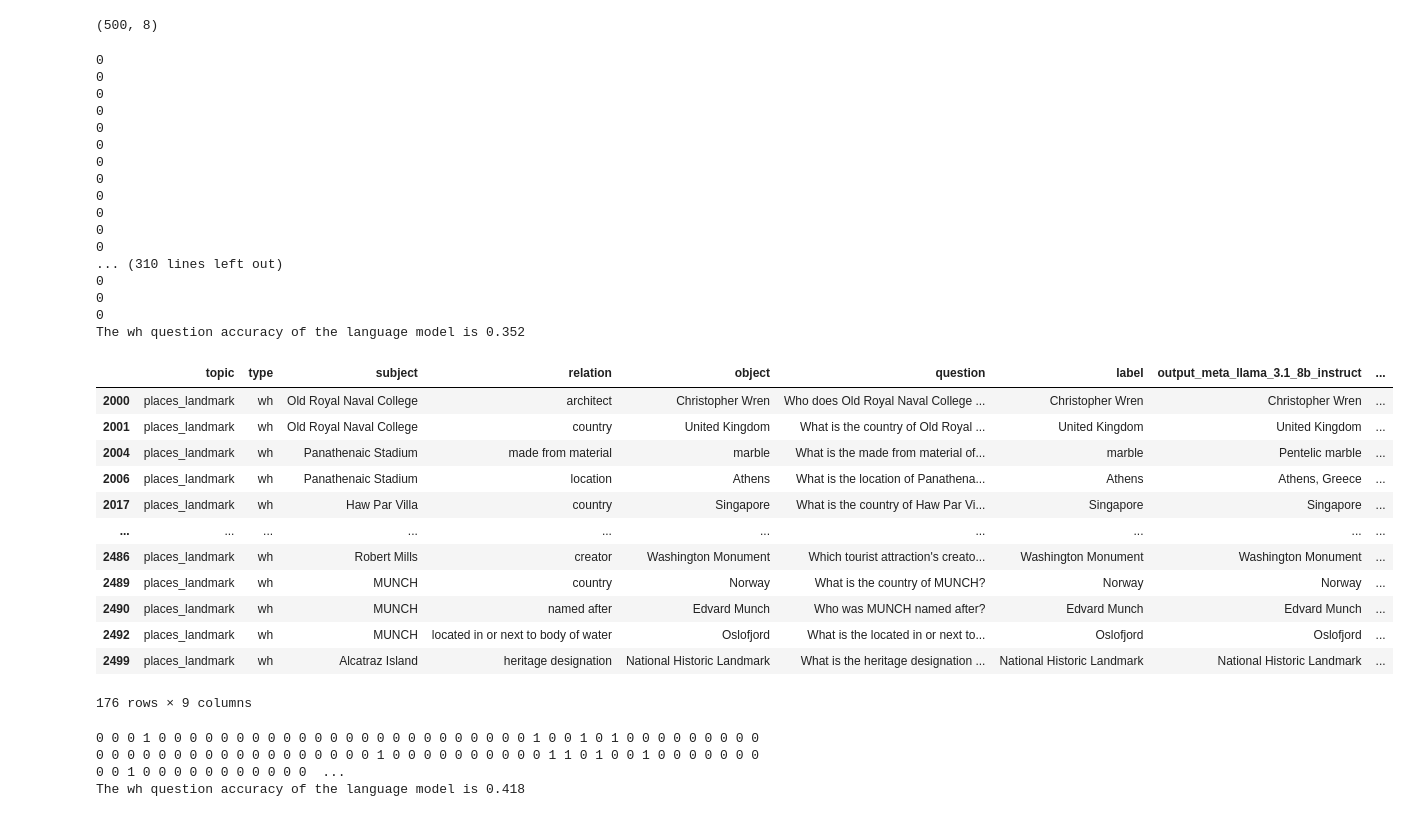
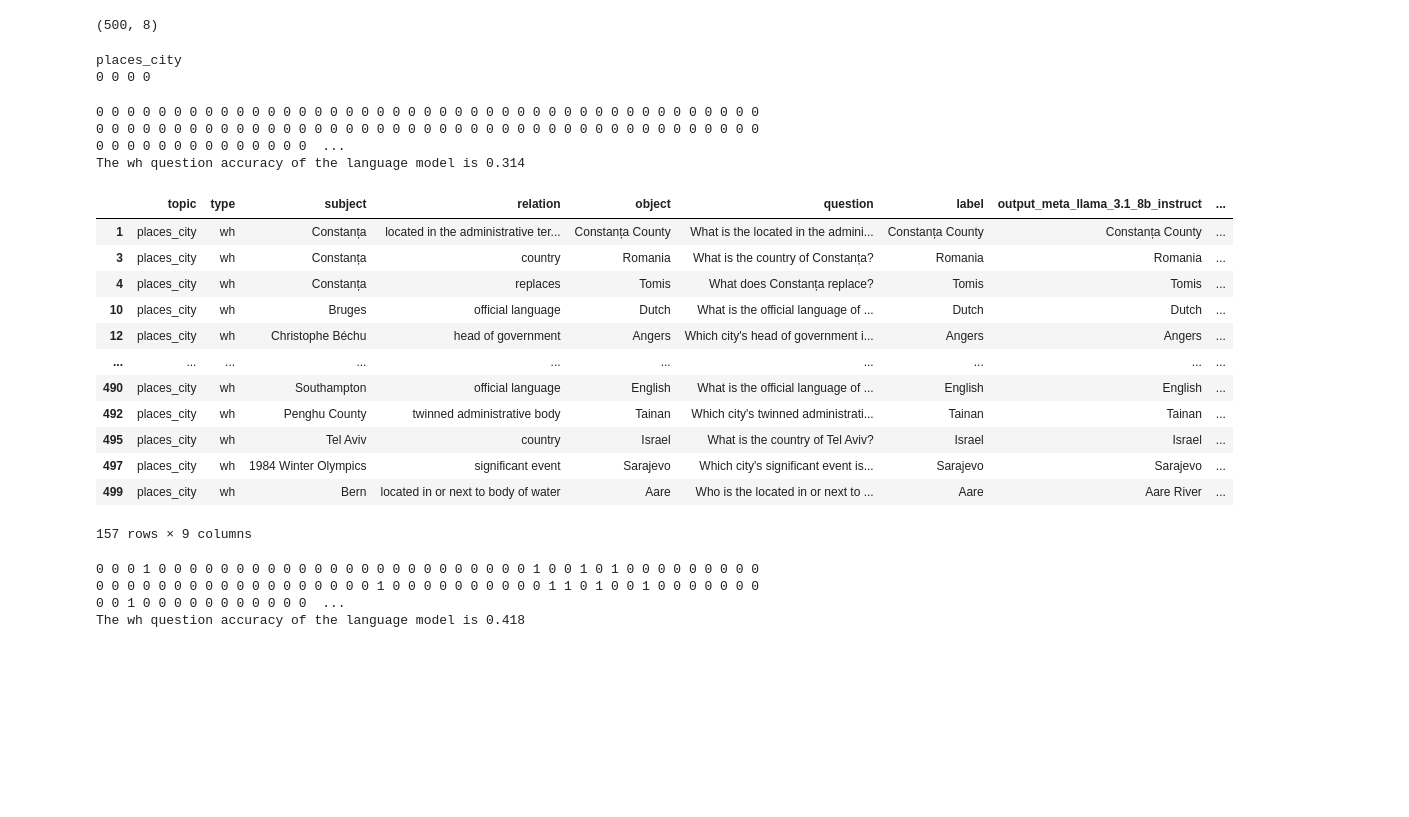
Before and after one commit to BullshiArtist/HalluEditBench, a Jupyter notebook: code/eval.ipynb, the cells around one changed output. Drawn from its saved outputs; the diff is of its cells as text; code cells hidden in the pictures; blank space fills up the shorter version.

```diff
--- a/code/eval.ipynb
+++ b/code/eval.ipynb
@@ -15,7 +15,9 @@ def get_response(model, tok, messages, max_new_tokens=1):
 
 
 device = 'cuda:0'
-topic_name = 'places_landmark'  # health_medication
+# topic_name = 'places_city'  # places_landmark health_medication
+domain_topic_name = 'places_city'
+
 model_ls = ['meta-llama/Meta-Llama-3.1-8B-Instruct', 'mistralai/Mistral-7B-Instruct-v0.3', 'google/gemma-2-9b-it',
             'lmsys/vicuna-7b-v1.5', 'chavinlo/alpaca-native', 'meta-llama/Meta-Llama-3-8B-Instruct']
 model_id = model_ls[0]
@@ -27,8 +29,7 @@ for filename in os.listdir("../data/questions/all_3_types/"):
     if filename.endswith(".json"):
         df = pd.read_json(f"../data/questions/all_3_types/{filename}", lines=True)
         df_wh = df[df.type=='wh'].copy()
-        domain_topic_name = filename.replace('_questions.json', '')
-        topic_ls.append(domain_topic_name)
+        topic_ls.append(filename.replace('_questions.json', ''))
 print(topic_ls)
 # %% [output]
 meta_llama_3.1_8b_instruct
@@ -121,7 +122,7 @@ file name: places_country_questions.json
 # %% [markdown]
 ## Output Eval
 # %%
-device_eval = 'cuda:6'
+device_eval = 'cuda:7'
 model_id_eval = "meta-llama/Meta-Llama-3.1-8B-Instruct"
 # model_id_eval = "meta-llama/Meta-Llama-3-8B-Instruct"
 tok_eval = transformers.AutoTokenizer.from_pretrained(model_id_eval)
@@ -133,67 +134,54 @@ df_wh[df_wh.topic == domain_topic_name].shape
 # %% [output]
 (500, 8)
 # %%
-domain_topic_name = 'places_landmark'
+print(domain_topic_name)
 df_wh = pd.read_csv(f"../data/questions/wh_only/all_topics_{model_id_format}.csv")
 df_wh = df_wh[df_wh.topic == domain_topic_name]
 
 system_msg_eval = "Given two texts, labeled as Text 1 and Text 2, output '1' if they match each other semantically; otherwise, output '0'. Do not repeat the question or provide any explanation."
 wh_count = 0
 wh_correct = 0
 for i in df_wh.index[:]:
     question, label, output_qa = df_wh.loc[i, 'question'], df_wh.loc[i, 'label'], df_wh.loc[i, f"output_{model_id_format}"]
     # prompt_eval = f"""question: {question} \nlabel: {label} \nprediction: {output_qa}\n"""
-    # eval_res = 0
+    eval_res = 0
     wh_count += 1
 
     if output_qa.lower() in label.lower() or label.lower() in output_qa.lower():  # Rule-basd fuzzy match
         wh_correct += 1
-        # eval_res = 1
+        eval_res = 1
     else:
-        user_msg_eval = f"""The input texts are given as below: \nText 1: {label} \n\nText 2: {output_qa}\n"""
+        user_msg_eval = f"""Text 1: {label} \n\nText 2: {output_qa}\n"""
         messages_eval = [{"role": "system", "content": system_msg_eval}, {"role": "user", "content": user_msg_eval}]
         response_eval = get_response(model_eval, tok_eval, messages_eval)
-        # print(response_eval)
+        print(response_eval, end=' ')
         if response_eval == '1':
             wh_correct += 1
-            # eval_res = 1
+            eval_res = 1
 
-    df_wh.loc[i, f"eval_{model_id_format}"] = int(response_eval)  # eval_res
+    df_wh.loc[i, f"eval_{model_id_format}"] = eval_res
 
-print(f"The wh question accuracy of the language model is {wh_correct / wh_count}")
+print(f"\nThe wh question accuracy of the language model is {wh_correct / wh_count}")
 # if not os.path.exists(f"../data/questions/wh_only/hallucination_only/{model_id_format}"):
 #     os.makedirs(f"../data/questions/wh_only/hallucination_only/{model_id_format}")
 df_wh[df_wh[f"eval_{model_id_format}"] == 0].to_csv(f"../data/questions/wh_only/hallucination_only/{model_id_format}.csv", index=False)
 df_wh[df_wh[f"eval_{model_id_format}"] == 1]
 # The wh question accuracy of the language model is 0.
 # %% [output]
-0
-0
-0
-0
-0
-0
-0
-0
-0
-0
-0
-0
-... (310 lines left out)
-0
-0
-0
-The wh question accuracy of the language model is 0.352
+places_city
+0 0 0 0
+0 0 0 0 0 0 0 0 0 0 0 0 0 0 0 0 0 0 0 0 0 0 0 0 0 0 0 0 0 0 0 0 0 0 0 0 0 0 0 0 0 0 0 0 0 0 0 0 0 0 0 0 0 0 0 0 0 0 0 0 0 0 0 0 0 0 0 0 0 0 0 0 0 0 0 0 0 0 0 0 0 0 0 0 0 0 0 0 0 0 0 0 0 0 0 0 0 0 0 0  ...
+The wh question accuracy of the language model is 0.314
 |  | topic | type | subject | relation | object | question | label | output_meta_llama_3.1_8b_instruct | ... |
-| 2000 | places_landmark | wh | Old Royal Naval College | architect | Christopher Wren | Who does Old Royal Naval College ... | Christopher Wren | Christopher Wren | ... |
-| 2001 | places_landmark | wh | Old Royal Naval College | country | United Kingdom | What is the country of Old Royal ... | United Kingdom | United Kingdom | ... |
-| 2004 | places_landmark | wh | Panathenaic Stadium | made from material | marble | What is the made from material of... | marble | Pentelic marble | ... |
-| 2006 | places_landmark | wh | Panathenaic Stadium | location | Athens | What is the location of Panathena... | Athens | Athens, Greece | ... |
-| 2017 | places_landmark | wh | Haw Par Villa | country | Singapore | What is the country of Haw Par Vi... | Singapore | Singapore | ... |
+| 1 | places_city | wh | Constanța | located in the administrative ter... | Constanța County | What is the located in the admini... | Constanța County | Constanța County | ... |
+| 3 | places_city | wh | Constanța | country | Romania | What is the country of Constanța? | Romania | Romania | ... |
+| 4 | places_city | wh | Constanța | replaces | Tomis | What does Constanța replace? | Tomis | Tomis | ... |
+| 10 | places_city | wh | Bruges | official language | Dutch | What is the official language of ... | Dutch | Dutch | ... |
+| 12 | places_city | wh | Christophe Béchu | head of government | Angers | Which city's head of government i... | Angers | Angers | ... |
 | ... | ... | ... | ... | ... | ... | ... | ... | ... | ... |
-| 2486 | places_landmark | wh | Robert Mills | creator | Washington Monument | Which tourist attraction's creato... | Washington Monument | Washington Monument | ... |
-| 2489 | places_landmark | wh | MUNCH | country | Norway | What is the country of MUNCH? | Norway | Norway | ... |
-| 2490 | places_landmark | wh | MUNCH | named after | Edvard Munch | Who was MUNCH named after? | Edvard Munch | Edvard Munch | ... |
-| 2492 | places_landmark | wh | MUNCH | located in or next to body of water | Oslofjord | What is the located in or next to... | Oslofjord | Oslofjord | ... |
-| 2499 | places_landmark | wh | Alcatraz Island | heritage designation | National Historic Landmark | What is the heritage designation ... | National Historic Landmark | National Historic Landmark | ... |
+| 490 | places_city | wh | Southampton | official language | English | What is the official language of ... | English | English | ... |
+| 492 | places_city | wh | Penghu County | twinned administrative body | Tainan | Which city's twinned administrati... | Tainan | Tainan | ... |
+| 495 | places_city | wh | Tel Aviv | country | Israel | What is the country of Tel Aviv? | Israel | Israel | ... |
+| 497 | places_city | wh | 1984 Winter Olympics | significant event | Sarajevo | Which city's significant event is... | Sarajevo | Sarajevo | ... |
+| 499 | places_city | wh | Bern | located in or next to body of water | Aare | Who is the located in or next to ... | Aare | Aare River | ... |
-176 rows × 9 columns
+157 rows × 9 columns
```
Also changed, not shown: parts of 10 cells of this notebook, 34 other files.
